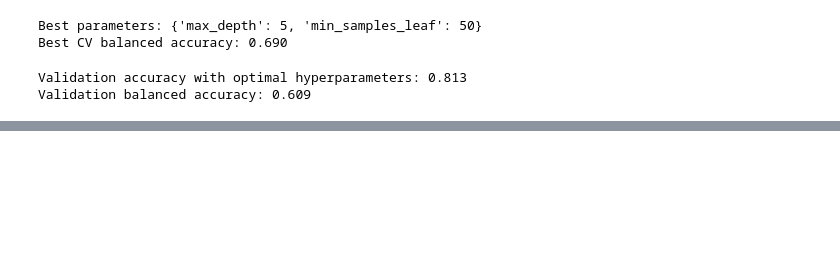
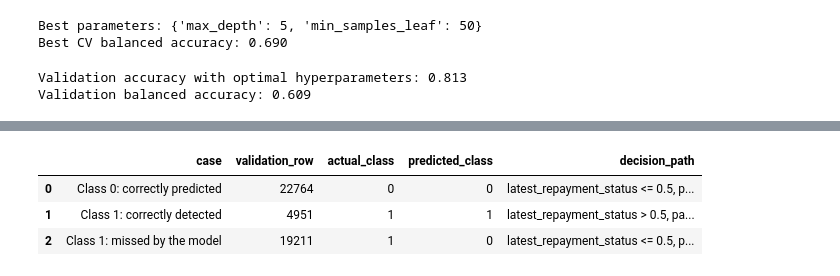
Before and after one commit to thalessac/explainable-artificial-intelligence, a Jupyter notebook: Inteligencia Artificial Explicable/Tema 2 - trabajo práctico/code/phase_1.ipynb, the cells around one changed output, grey strips where cells are left out. Saved outputs shown, nothing was run; the diff lists cells and outputs as text; code cells hidden in the pictures; blank space fills up the shorter version.

```diff
--- a/Inteligencia Artificial Explicable/Tema 2 - trabajo práctico/code/phase_1.ipynb
+++ b/Inteligencia Artificial Explicable/Tema 2 - trabajo práctico/code/phase_1.ipynb
@@ -326,9 +390,73 @@ plt.show()
 # %%
-# Local explanations
-tree_local = tree.explain_local(X_validation_encoded.iloc[:5], y_validation.iloc[:5], name='Local Interpretations')
+import numpy as np
+
+# Use fixed validation examples from both true classes, including errors when available.
+validation_targets = y_validation.to_numpy()
+validation_predictions_array = validation_predictions
+
+class_zero_correct = np.flatnonzero(
+    (validation_targets == 0) & (validation_predictions_array == 0)
+)
+class_one_correct = np.flatnonzero(
+    (validation_targets == 1) & (validation_predictions_array == 1)
+)
+class_one_missed = np.flatnonzero(
+    (validation_targets == 1) & (validation_predictions_array == 0)
+)
+
+local_positions = [
+    int(class_zero_correct[0]) if len(class_zero_correct) else int(np.flatnonzero(validation_targets == 0)[0]),
+]
+local_labels = ["Class 0: correctly predicted" if len(class_zero_correct) else "Class 0: model error"]
+
+if len(class_one_correct):
+    local_positions.append(int(class_one_correct[0]))
+    local_labels.append("Class 1: correctly detected")
+if len(class_one_missed):
+    local_positions.append(int(class_one_missed[0]))
+    local_labels.append("Class 1: missed by the model")
+if not len(class_one_correct) and not len(class_one_missed):
+    local_positions.append(int(np.flatnonzero(validation_targets == 1)[0]))
+    local_labels.append("Class 1: model error")
+
+local_X = X_validation_encoded.iloc[local_positions]
+local_y = y_validation.iloc[local_positions]
+tree_local = tree.explain_local(local_X, local_y, name="Representative validation cases")
+
+local_case_summary = pd.DataFrame(
+    {
+        "case": local_labels,
+        "validation_row": X_validation.index[local_positions],
+        "actual_class": local_y.to_numpy(),
+        "predicted_class": validation_predictions_array[local_positions],
+    }
+)
+
+fitted_tree = tree.sk_model_.tree_
+local_rules = []
+for local_index, position in enumerate(local_positions):
+    node_path = tree.sk_model_.decision_path(local_X.iloc[[local_index]].to_numpy())
+    path_nodes = node_path.indices
+    conditions = []
+    for node_id in path_nodes[:-1]:
+        feature_index = fitted_tree.feature[node_id]
+        feature_name = X_train_encoded.columns[feature_index]
+        threshold = fitted_tree.threshold[node_id]
+        feature_value = local_X.iloc[local_index, feature_index]
+        operator = "<=" if feature_value <= threshold else ">"
+        conditions.append(f"{feature_name} {operator} {threshold:.3g}")
+    local_rules.append(", ".join(conditions))
+
+local_case_summary["decision_path"] = local_rules
 show(tree_local)
+with pd.option_context("display.max_colwidth", None):
+    display(local_case_summary)
 # %% [output]
 [interactive output not drawn]
+|  | case | validation_row | actual_class | predicted_class | decision_path |
+| 0 | Class 0: correctly predicted | 22764 | 0 | 0 | latest_repayment_status <= 0.5, p... |
+| 1 | Class 1: correctly detected | 4951 | 1 | 1 | latest_repayment_status > 0.5, pa... |
+| 2 | Class 1: missed by the model | 19211 | 1 | 0 | latest_repayment_status <= 0.5, p... |
 # %%
 # Classify the unlabeled test data and create a prediction file
 
```
Also changed, not shown: parts of 5 cells of this notebook, 14 other files.
